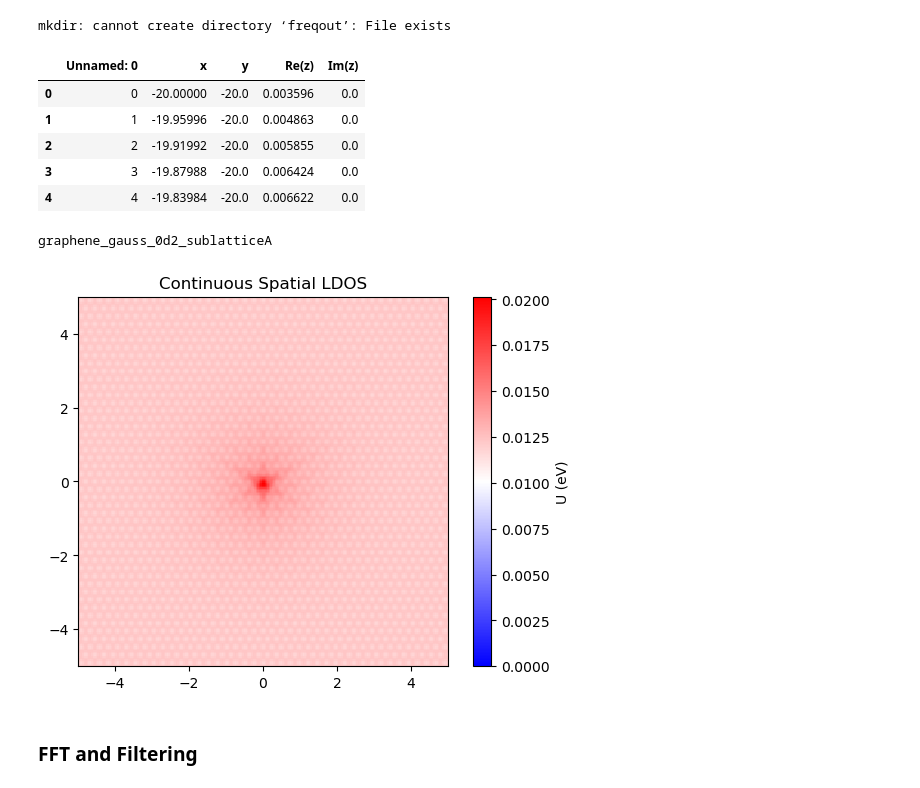
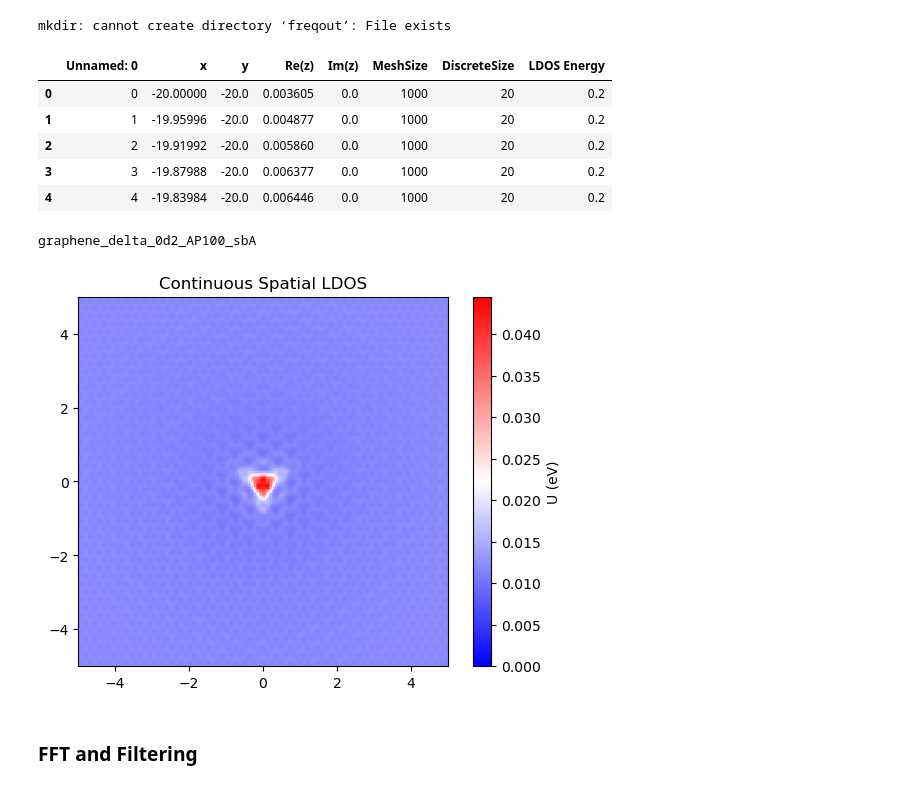
Before and after one commit to HollenLab/QPI-Scattering, a Jupyter notebook: TBCalcs/filtering.ipynb, the cells around one changed output. Saved outputs shown, nothing was run; the diff lists cells and outputs as text; code cells hidden in the pictures.

```diff
--- a/TBCalcs/filtering.ipynb
+++ b/TBCalcs/filtering.ipynb
@@ -20,23 +20,23 @@ from tqdm import tqdm
 # %% [output]
 mkdir: cannot create directory ‘freqout’: File exists
 # %%
-fpath = r"Calculations/graphene_gauss_0d2_sublatticeA/continous_ldos.csv"
+fpath = r"Calculations/graphene_delta_0d2_AP100_sbA/continous_ldos.csv"
 df=pd.read_csv(fpath)
 df.head()
 # %% [output]
-|  | Unnamed: 0 | x | y | Re(z) | Im(z) |
-| 0 | 0 | -20.00000 | -20.0 | 0.003596 | 0.0 |
-| 1 | 1 | -19.95996 | -20.0 | 0.004863 | 0.0 |
-| 2 | 2 | -19.91992 | -20.0 | 0.005855 | 0.0 |
-| 3 | 3 | -19.87988 | -20.0 | 0.006424 | 0.0 |
-| 4 | 4 | -19.83984 | -20.0 | 0.006622 | 0.0 |
+|  | Unnamed: 0 | x | y | Re(z) | Im(z) | MeshSize | DiscreteSize | LDOS Energy |
+| 0 | 0 | -20.00000 | -20.0 | 0.003605 | 0.0 | 1000 | 20 | 0.2 |
+| 1 | 1 | -19.95996 | -20.0 | 0.004877 | 0.0 | 1000 | 20 | 0.2 |
+| 2 | 2 | -19.91992 | -20.0 | 0.005860 | 0.0 | 1000 | 20 | 0.2 |
+| 3 | 3 | -19.87988 | -20.0 | 0.006377 | 0.0 | 1000 | 20 | 0.2 |
+| 4 | 4 | -19.83984 | -20.0 | 0.006446 | 0.0 | 1000 | 20 | 0.2 |
 # %%
 # Get the sample name to use on graphs from directory
 dir_path = os.path.dirname(fpath)
 sample_name = os.path.basename(dir_path)
 print(sample_name)
 # %% [output]
-graphene_gauss_0d2_sublatticeA
+graphene_delta_0d2_AP100_sbA
 # %%
 w = int(np.sqrt(np.size(df['x'])))
 
@@ -58,7 +58,7 @@ ax3.set_ylim(-5, 5)
 ax3.set_title("Continuous Spatial LDOS")
 fig3.savefig("output/continuous_ldos.png")
 # %% [output]
-[figure, old version]
+[figure, new version]
 # %% [markdown]
 ### FFT and Filtering
 # %%
```
Also changed, not shown: parts of 10 cells of this notebook, 4 other files.
